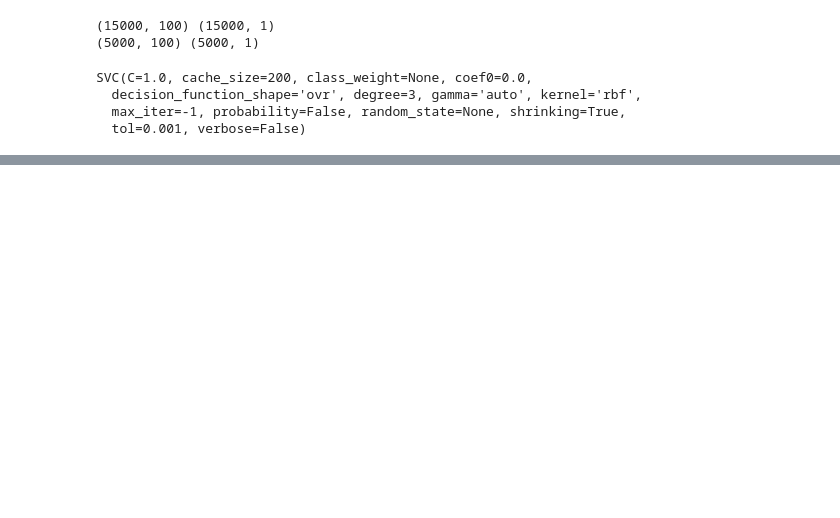
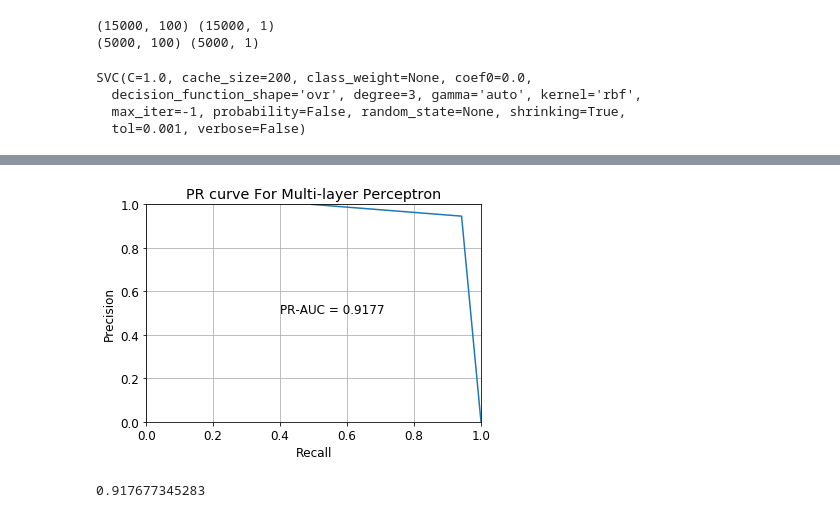
Before and after one commit to scoobaroo/textanalysis, a Jupyter notebook: newDoc2Vec.ipynb, the cells around one changed output, grey strips where cells are left out. Drawn from its saved outputs; the diff is of its cells as text; code cells hidden in the pictures; blank space fills up the shorter version.

```diff
--- a/newDoc2Vec.ipynb
+++ b/newDoc2Vec.ipynb
@@ -338,0 +265,20 @@ Accuracy: 93.28%
+# %%
+from sklearn.metrics import precision_recall_curve
+
+precision, recall, thresholds = precision_recall_curve(y_test, mlppredictions)
+plt.plot(precision, recall)
+plt.xlim([0.0, 1.0])
+plt.ylim([0.0, 1.0])
+plt.rcParams['font.size'] = 12
+plt.title('PR curve For Multi-layer Perceptron')
+plt.xlabel('Recall')
+plt.ylabel('Precision')
+plt.grid(True)
+plt.text(0.4, 0.5, 'PR-AUC = 0.9177')
+plt.show()
+# %% [output]
+[figure, added]
+# %%
+print(metrics.average_precision_score(y_test, mlppredictions))
+# %% [output]
+0.917677345283
```
Also changed, not shown: parts of 23 cells of this notebook, 37 other files.
